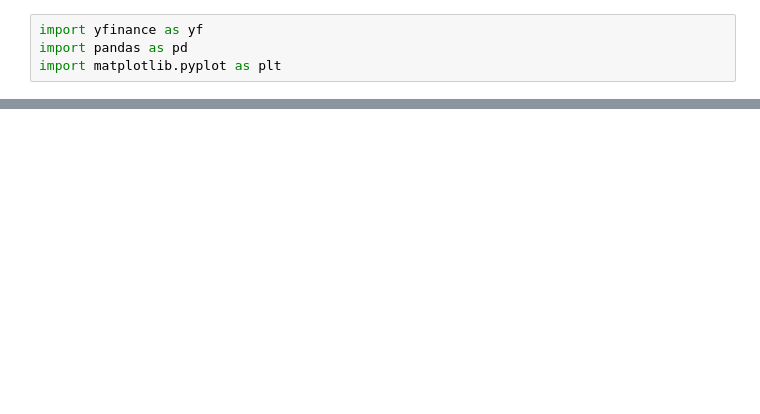
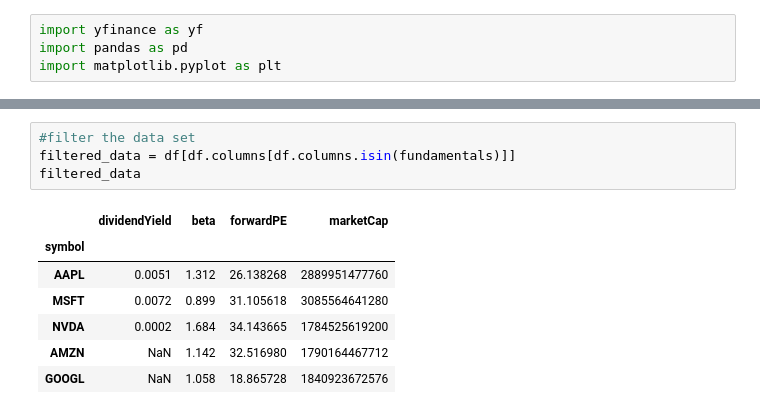
Before and after one commit to ElleNaazB/Project-1, a Jupyter notebook: fundamental_analysis.ipynb, the cells around one changed output, grey strips where cells are left out. Drawn from its saved outputs; the diff is of its cells as text; blank space fills up the shorter version.

```diff
--- a/fundamental_analysis.ipynb
+++ b/fundamental_analysis.ipynb
@@ -24,0 +45,12 @@ yf.Ticker("AAPL").info
+# %%
+#filter the data set
+filtered_data = df[df.columns[df.columns.isin(fundamentals)]]
+filtered_data
+# %% [output]
+|  | dividendYield | beta | forwardPE | marketCap |
+| symbol |  |  |  |  |
+| AAPL | 0.0051 | 1.312 | 26.138268 | 2889951477760 |
+| MSFT | 0.0072 | 0.899 | 31.105618 | 3085564641280 |
+| NVDA | 0.0002 | 1.684 | 34.143665 | 1784525619200 |
+| AMZN | NaN | 1.142 | 32.516980 | 1790164467712 |
+| GOOGL | NaN | 1.058 | 18.865728 | 1840923672576 |
```
Also changed, not shown: parts of 6 cells of this notebook.
